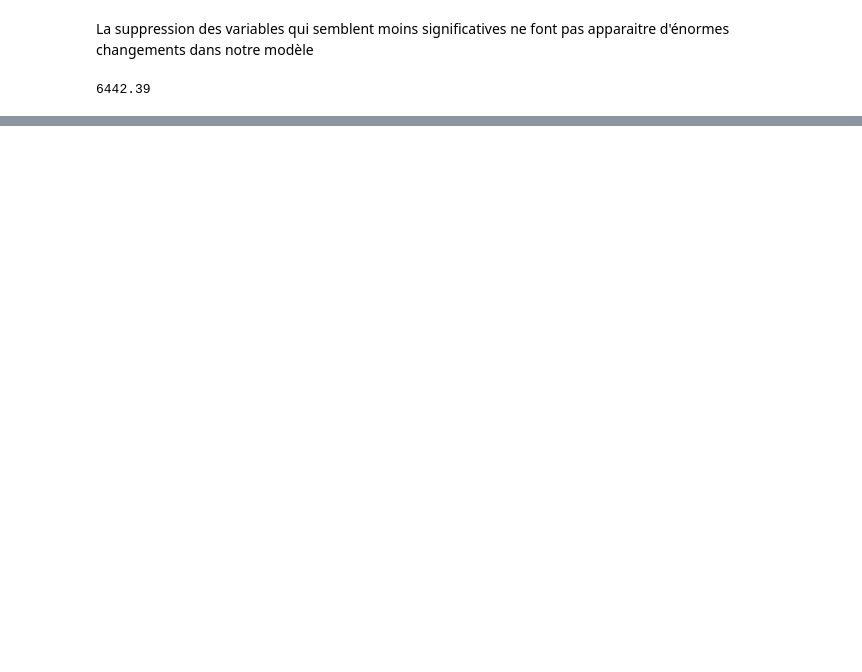
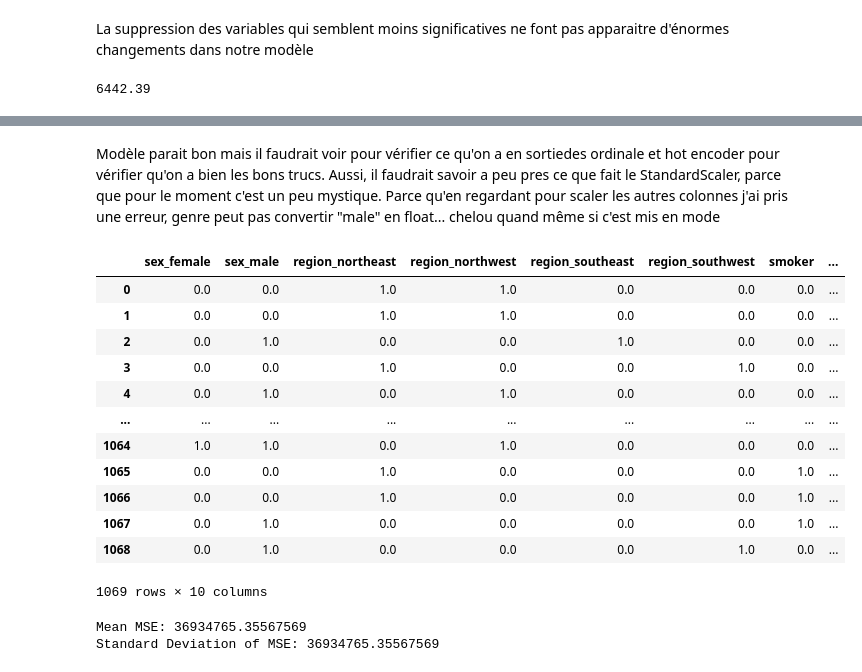
Before and after one commit to ludivineRB/prime_assurance_prediction, a Jupyter notebook: modeling.ipynb, the cells around one changed output, grey strips where cells are left out. Drawn from its saved outputs; the diff is of its cells as text; code cells hidden in the pictures; blank space fills up the shorter version.

```diff
--- a/modeling.ipynb
+++ b/modeling.ipynb
@@ -421,0 +460,18 @@ print(round(charge_prev[0], 2))
+# %%
+
+X = df.drop(columns=["charges"])
+y = df["charges"]
+
+X_train, X_test, y_train, y_test = train_test_split(X, y, test_size=0.2, random_state=42)
+
+preprocessor = ColumnTransformer(
+    transformers=[
+        ("ordinal", OrdinalEncoder(), ["smoker"]),  # Encodage ordinal pour 'smoker'
+        ("onehot", OneHotEncoder(sparse_output=False), ["sex", "region"]),  # OneHotEncoding pour 'sex' et 'region'
+        ("scaler", StandardScaler(), ["age", "bmi", "children"])
+    ],
+remainder="drop" #suppression des colonnes non spécifiées
+)
+
+pipe=make_pipeline(preprocessor, LinearRegression())
+pipe.fit(X_train, y_train)
@@ -421,0 +489,48 @@ print(round(charge_prev[0], 2))
+# %% [markdown]
+Modèle parait bon mais il faudrait voir pour vérifier ce qu'on a en sortiedes ordinale et  hot encoder pour vérifier qu'on a bien les bons trucs.
+Aussi, il faudrait savoir a peu pres ce que fait le StandardScaler, parce que pour le moment c'est un peu mystique.
+Parce qu'en regardant pour scaler les autres colonnes j'ai pris une erreur, genre peut pas convertir "male" en float... chelou quand même si c'est mis en mode
+# %%
+X_train_transformed = preprocessor.fit_transform(X_train)
+
+# Pour obtenir les noms des colonnes après transformation
+transformed_columns = (
+    preprocessor.named_transformers_["onehot"].get_feature_names_out(["sex", "region"]).tolist()
+    + ["smoker"]  # Pour la colonne transformée par OrdinalEncoder
+    + ["age", "bmi", "children"]  # Colonnes standardisées
+)
+
+# Convertir en DataFrame pour inspection
+X_train_transformed_df = pd.DataFrame(X_train_transformed, columns=transformed_columns)
+
+X_train_transformed_df
+# %% [output]
+|  | sex_female | sex_male | region_northeast | region_northwest | region_southeast | region_southwest | smoker | ... |
+| 0 | 0.0 | 0.0 | 1.0 | 1.0 | 0.0 | 0.0 | 0.0 | ... |
+| 1 | 0.0 | 0.0 | 1.0 | 1.0 | 0.0 | 0.0 | 0.0 | ... |
+| 2 | 0.0 | 1.0 | 0.0 | 0.0 | 1.0 | 0.0 | 0.0 | ... |
+| 3 | 0.0 | 0.0 | 1.0 | 0.0 | 0.0 | 1.0 | 0.0 | ... |
+| 4 | 0.0 | 1.0 | 0.0 | 1.0 | 0.0 | 0.0 | 0.0 | ... |
+| ... | ... | ... | ... | ... | ... | ... | ... | ... |
+| 1064 | 1.0 | 1.0 | 0.0 | 1.0 | 0.0 | 0.0 | 0.0 | ... |
+| 1065 | 0.0 | 0.0 | 1.0 | 0.0 | 0.0 | 0.0 | 1.0 | ... |
+| 1066 | 0.0 | 0.0 | 1.0 | 0.0 | 0.0 | 0.0 | 1.0 | ... |
+| 1067 | 0.0 | 1.0 | 0.0 | 0.0 | 0.0 | 0.0 | 1.0 | ... |
+| 1068 | 0.0 | 1.0 | 0.0 | 0.0 | 0.0 | 1.0 | 0.0 | ... |
+1069 rows × 10 columns
+# %%
+#Cross-validation, here the 5-fold cv:
+cv=5
+#cross_val to obtain the evaluation scores
+scores = cross_val_score(pipe, X, y,scoring='neg_mean_squared_error', cv =cv)
+#convert the negative mean squared error scores to positives values
+mse_scores=-scores
+#Compute the mean and standard deviation of the cross_vali scores
+mean_mse = np.mean(mse_scores)
+std_mse=np.mean(mse_scores)
+
+print(f"Mean MSE: {mean_mse}")
+print(f"Standard Deviation of MSE: {std_mse}")
+# %% [output]
+Mean MSE: 36934765.35567569
+Standard Deviation of MSE: 36934765.35567569
```
Also changed, not shown: parts of 50 cells of this notebook, 3 other files.
